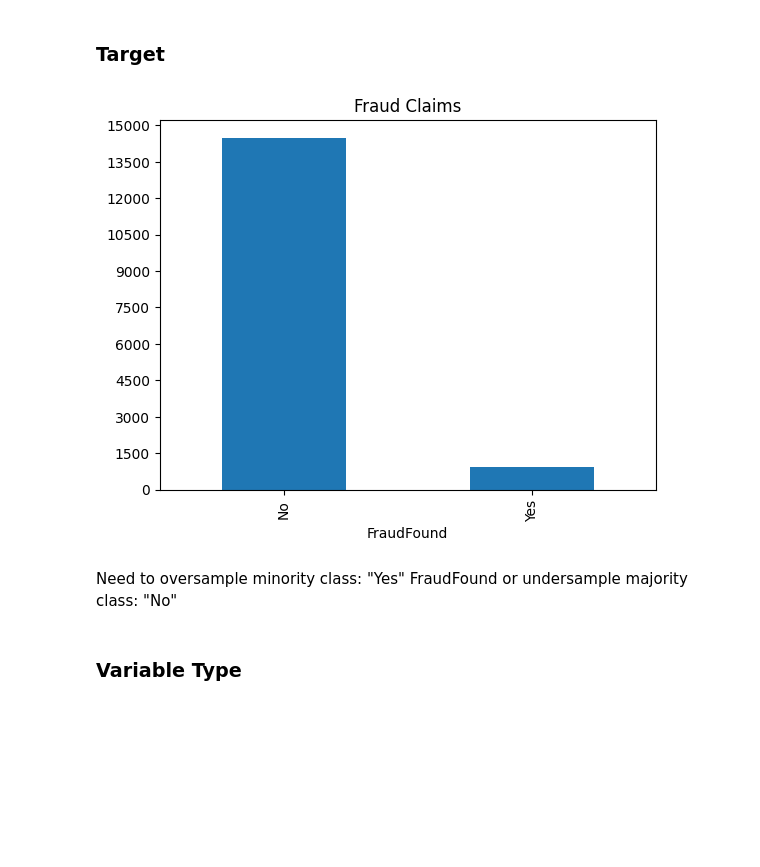
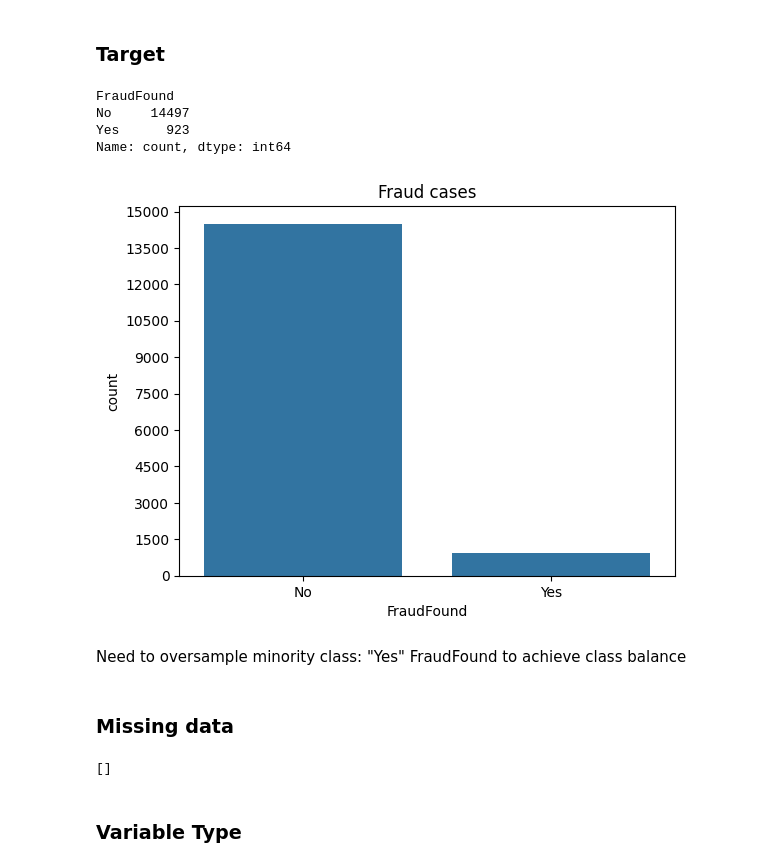
Before and after one commit to zvsuarez/insurance-fraud-pipeline, a Jupyter notebook: eda.ipynb, the cells around one changed output. Cells and saved outputs as stored; diff of their text form; code cells hidden in the pictures; blank space fills up the shorter version.

Commit message:
added additional plots

```diff
--- a/eda.ipynb
+++ b/eda.ipynb
@@ -56,15 +57,26 @@ memory usage: 3.8+ MB
 # %% [markdown]
 ### Target
 # %%
-df['FraudFound'].value_counts().plot(kind='bar')
-plt.title('Fraud Claims')
+print(df['FraudFound'].value_counts())
+sns.countplot(data=df, x='FraudFound')
+plt.title('Fraud cases')
 plt.yticks(np.arange(0, 16000, 1500))
 plt.show()
 # %% [output]
+FraudFound
+No     14497
+Yes      923
+Name: count, dtype: int64
-[figure, old version]
+[figure, new version]
 # %% [markdown]
-Need to oversample minority class: "Yes" FraudFound or
-undersample majority class: "No"
+Need to oversample minority class: "Yes" FraudFound to achieve class balance
+# %% [markdown]
+### Missing data
+# %%
+missing = [var for var in df.columns if df[var].isnull().sum() > 0]
+missing
+# %% [output]
+[]
 # %% [markdown]
 ### Variable Type
 # %% [markdown]
```
Also changed, not shown: parts of 40 cells of this notebook.
